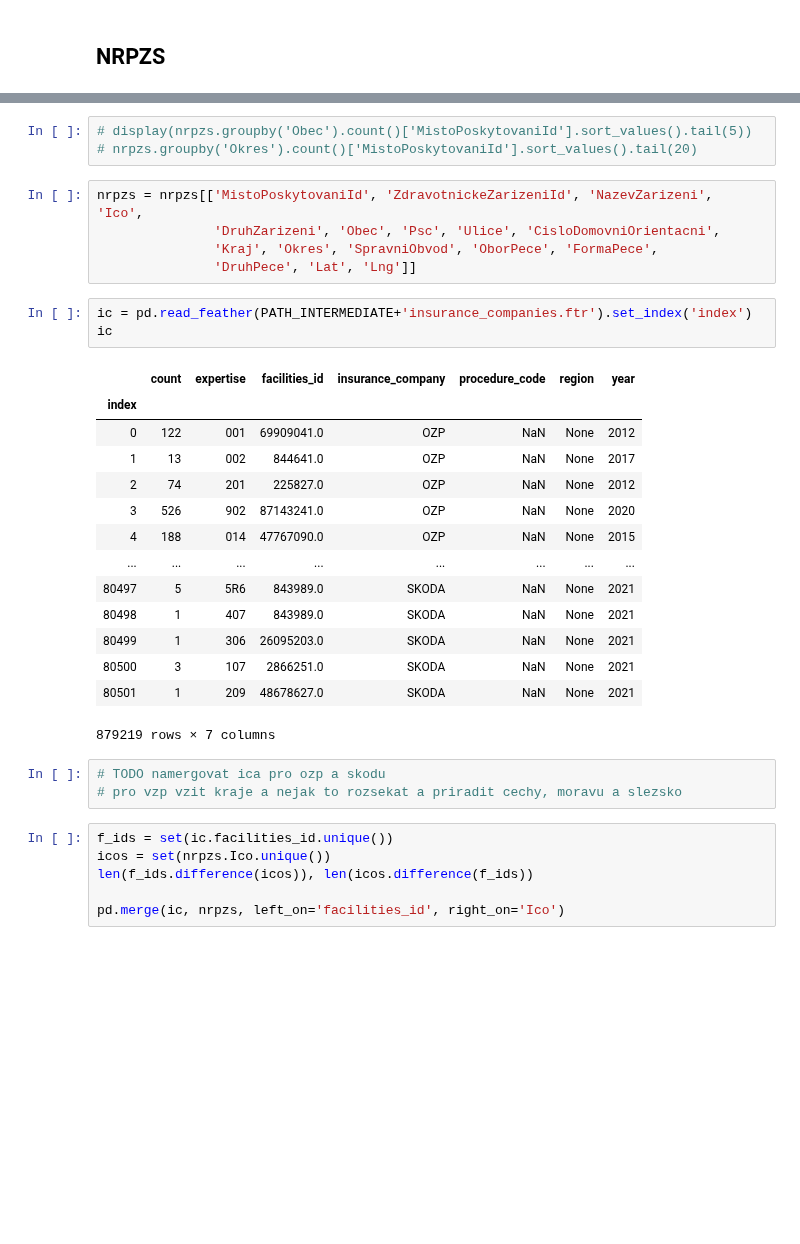
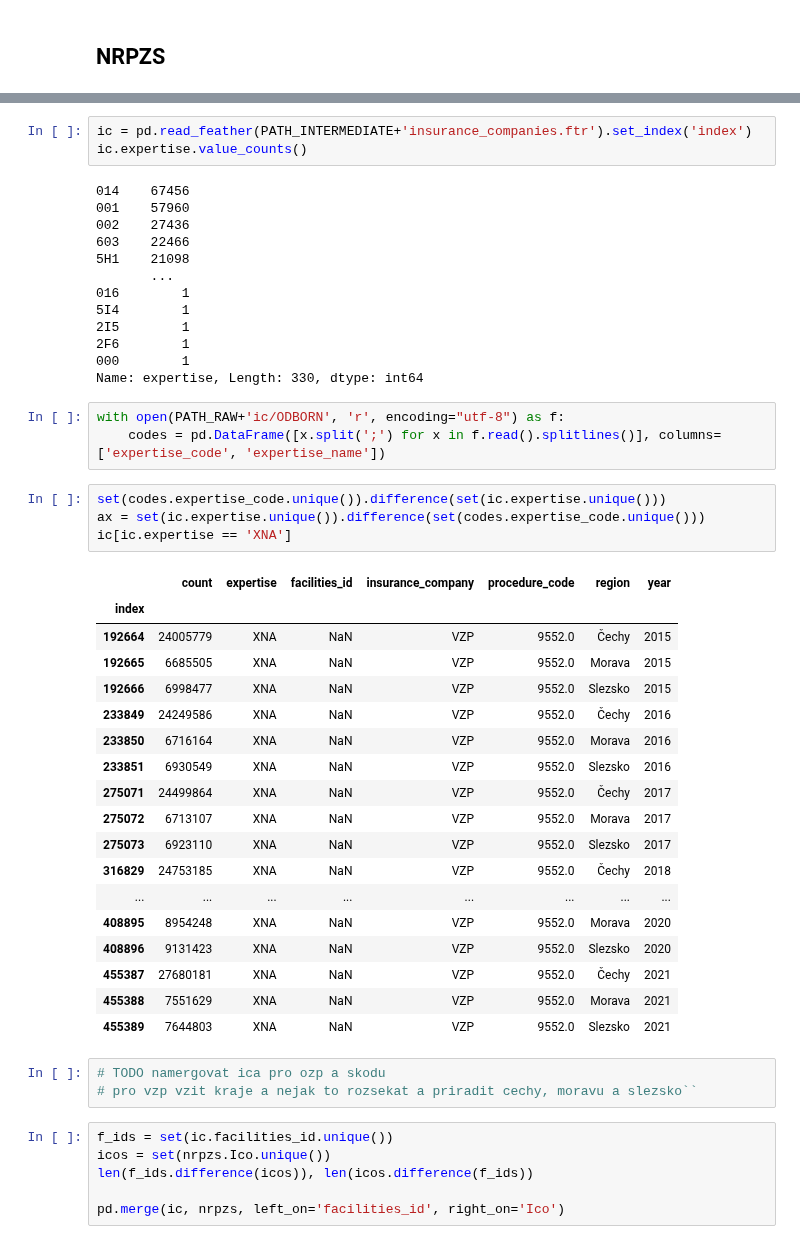
Before and after one commit to opendatalabcz/mapa-zdravi, a Jupyter notebook: src/scripts/ins_parsing.ipynb, the cells around one changed output, grey strips where cells are left out. Drawn from its saved outputs; the diff is of its cells as text; blank space fills up the shorter version.

```diff
--- a/src/scripts/ins_parsing.ipynb
+++ b/src/scripts/ins_parsing.ipynb
@@ -124,35 +131,51 @@ Index(['MistoPoskytovaniId', 'ZdravotnickeZarizeniId', 'Kod', 'NazevZarizeni',
        'CisloDomovniOrientacniSidlo', 'OborPece', 'FormaPece', 'DruhPece',
        'OdbornyZastupce', 'Lat', 'Lng'],
       dtype='object')
-# %%
-# display(nrpzs.groupby('Obec').count()['MistoPoskytovaniId'].sort_values().tail(5))
-# nrpzs.groupby('Okres').count()['MistoPoskytovaniId'].sort_values().tail(20)
-# %%
-nrpzs = nrpzs[['MistoPoskytovaniId', 'ZdravotnickeZarizeniId', 'NazevZarizeni', 'Ico',
-               'DruhZarizeni', 'Obec', 'Psc', 'Ulice', 'CisloDomovniOrientacni',
-               'Kraj', 'Okres', 'SpravniObvod', 'OborPece', 'FormaPece',
-               'DruhPece', 'Lat', 'Lng']]
 # %%
 ic = pd.read_feather(PATH_INTERMEDIATE+'insurance_companies.ftr').set_index('index')
-ic
+ic.expertise.value_counts()
 # %% [output]
-|  | count | expertise | facilities_id | insurance_company | procedure_code | region | year |
-| index |  |  |  |  |  |  |  |
-| 0 | 122 | 001 | 69909041.0 | OZP | NaN | None | 2012 |
-| 1 | 13 | 002 | 844641.0 | OZP | NaN | None | 2017 |
-| 2 | 74 | 201 | 225827.0 | OZP | NaN | None | 2012 |
-| 3 | 526 | 902 | 87143241.0 | OZP | NaN | None | 2020 |
-| 4 | 188 | 014 | 47767090.0 | OZP | NaN | None | 2015 |
-| ... | ... | ... | ... | ... | ... | ... | ... |
-| 80497 | 5 | 5R6 | 843989.0 | SKODA | NaN | None | 2021 |
-| 80498 | 1 | 407 | 843989.0 | SKODA | NaN | None | 2021 |
-| 80499 | 1 | 306 | 26095203.0 | SKODA | NaN | None | 2021 |
-| 80500 | 3 | 107 | 2866251.0 | SKODA | NaN | None | 2021 |
-| 80501 | 1 | 209 | 48678627.0 | SKODA | NaN | None | 2021 |
-879219 rows × 7 columns
+014    67456
+001    57960
+002    27436
+603    22466
+5H1    21098
+       ...
+016        1
+5I4        1
+2I5        1
+2F6        1
+000        1
+Name: expertise, Length: 330, dtype: int64
+# %%
+with open(PATH_RAW+'ic/ODBORN', 'r', encoding="utf-8") as f:
+    codes = pd.DataFrame([x.split(';') for x in f.read().splitlines()], columns=['expertise_code', 'expertise_name'])
+# %%
+set(codes.expertise_code.unique()).difference(set(ic.expertise.unique()))
+ax = set(ic.expertise.unique()).difference(set(codes.expertise_code.unique()))
+ic[ic.expertise == 'XNA']
+# %% [output]
+|  | count | expertise | facilities_id | insurance_company | procedure_code | region | year |
+| index |  |  |  |  |  |  |  |
+| 192664 | 24005779 | XNA | NaN | VZP | 9552.0 | Čechy | 2015 |
+| 192665 | 6685505 | XNA | NaN | VZP | 9552.0 | Morava | 2015 |
+| 192666 | 6998477 | XNA | NaN | VZP | 9552.0 | Slezsko | 2015 |
+| 233849 | 24249586 | XNA | NaN | VZP | 9552.0 | Čechy | 2016 |
+| 233850 | 6716164 | XNA | NaN | VZP | 9552.0 | Morava | 2016 |
+| 233851 | 6930549 | XNA | NaN | VZP | 9552.0 | Slezsko | 2016 |
+| 275071 | 24499864 | XNA | NaN | VZP | 9552.0 | Čechy | 2017 |
+| 275072 | 6713107 | XNA | NaN | VZP | 9552.0 | Morava | 2017 |
+| 275073 | 6923110 | XNA | NaN | VZP | 9552.0 | Slezsko | 2017 |
+| 316829 | 24753185 | XNA | NaN | VZP | 9552.0 | Čechy | 2018 |
+| ... | ... | ... | ... | ... | ... | ... | ... |
+| 408895 | 8954248 | XNA | NaN | VZP | 9552.0 | Morava | 2020 |
+| 408896 | 9131423 | XNA | NaN | VZP | 9552.0 | Slezsko | 2020 |
+| 455387 | 27680181 | XNA | NaN | VZP | 9552.0 | Čechy | 2021 |
+| 455388 | 7551629 | XNA | NaN | VZP | 9552.0 | Morava | 2021 |
+| 455389 | 7644803 | XNA | NaN | VZP | 9552.0 | Slezsko | 2021 |
 # %%
 # TODO namergovat ica pro ozp a skodu
-# pro vzp vzit kraje a nejak to rozsekat a priradit cechy, moravu a slezsko
+# pro vzp vzit kraje a nejak to rozsekat a priradit cechy, moravu a slezsko``
 # %%
 f_ids = set(ic.facilities_id.unique())
 icos = set(nrpzs.Ico.unique())
```
Also changed, not shown: parts of 2 cells of this notebook, 2 other files.
